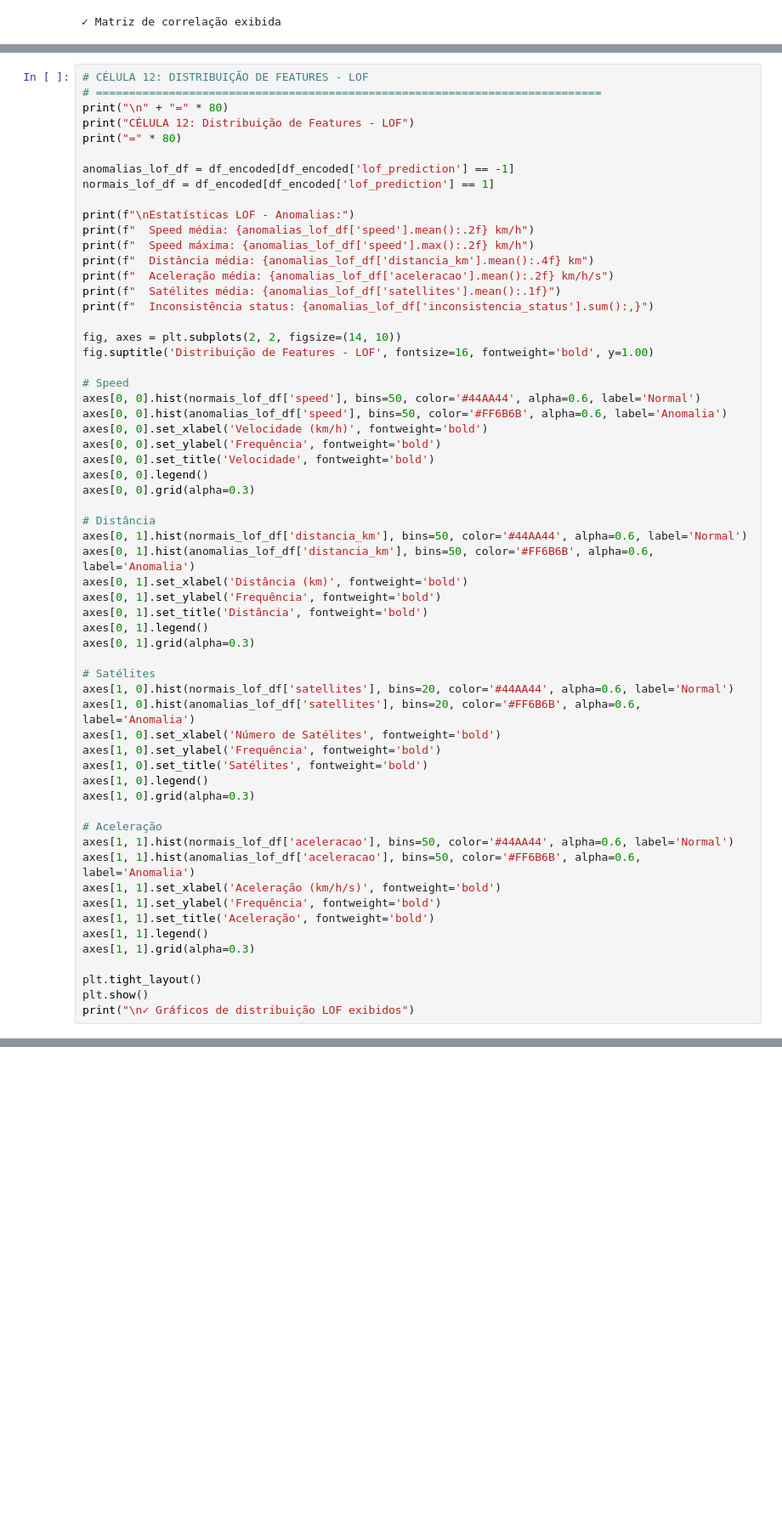
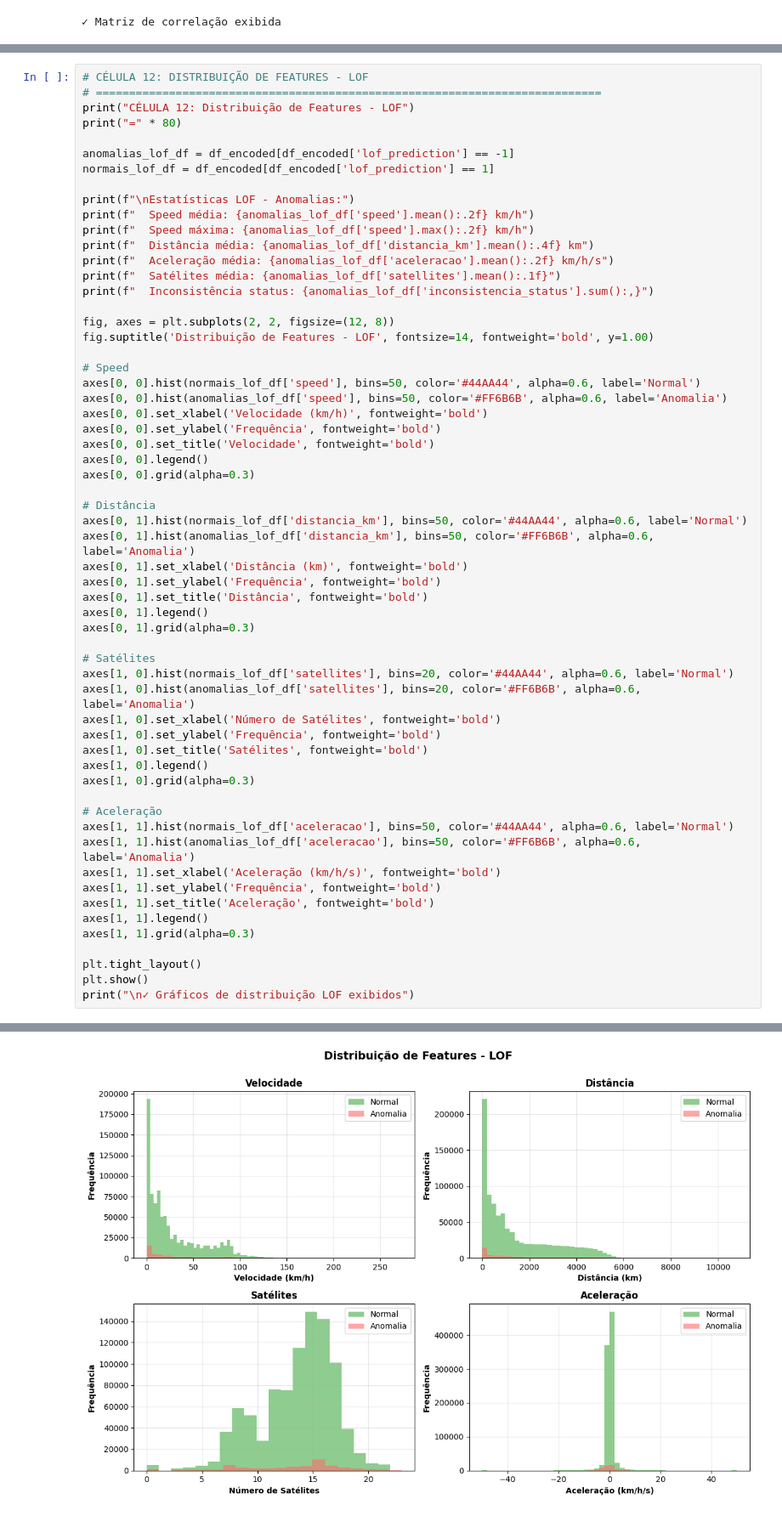
Before and after one commit to Roger-Quinelato/Detec-de-Anomalias, a Jupyter notebook: m2-lof-iso-RogerQuinelato.ipynb, the cells around one changed output, grey strips where cells are left out. Shown: that part at 85% size. Saved outputs shown, nothing was run; the diff lists cells and outputs as text; blank space fills up the shorter version.

```diff
--- a/m2-lof-iso-RogerQuinelato.ipynb
+++ b/m2-lof-iso-RogerQuinelato.ipynb
@@ -491,7 +565,6 @@ print("\n✓ Gráficos de análise por veículo exibidos")
 # %%
 # CÉLULA 12: DISTRIBUIÇÃO DE FEATURES - LOF
 # ============================================================================
-print("\n" + "=" * 80)
 print("CÉLULA 12: Distribuição de Features - LOF")
 print("=" * 80)
 
@@ -506,8 +579,8 @@ print(f"  Aceleração média: {anomalias_lof_df['aceleracao'].mean():.2f} km/h/
 print(f"  Satélites média: {anomalias_lof_df['satellites'].mean():.1f}")
 print(f"  Inconsistência status: {anomalias_lof_df['inconsistencia_status'].sum():,}")
 
-fig, axes = plt.subplots(2, 2, figsize=(14, 10))
-fig.suptitle('Distribuição de Features - LOF', fontsize=16, fontweight='bold', y=1.00)
+fig, axes = plt.subplots(2, 2, figsize=(12, 8))
+fig.suptitle('Distribuição de Features - LOF', fontsize=14, fontweight='bold', y=1.00)
 
 # Speed
 axes[0, 0].hist(normais_lof_df['speed'], bins=50, color='#44AA44', alpha=0.6, label='Normal')
@@ -548,3 +621,4 @@ axes[1, 1].grid(alpha=0.3)
 plt.tight_layout()
 plt.show()
 print("\n✓ Gráficos de distribuição LOF exibidos")
+# %% [output]
@@ -550,0 +635 @@ print("\n✓ Gráficos de distribuição LOF exibidos")
+[figure, added]
```
Also changed, not shown: parts of 15 cells of this notebook.
